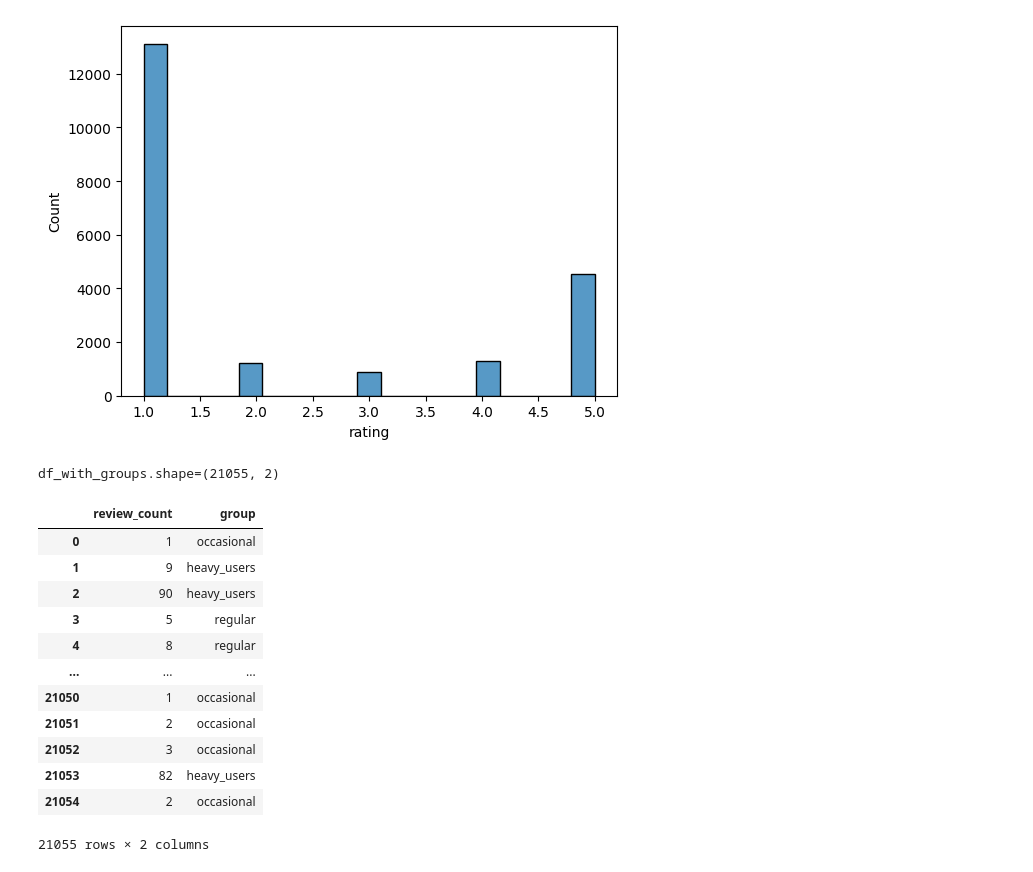
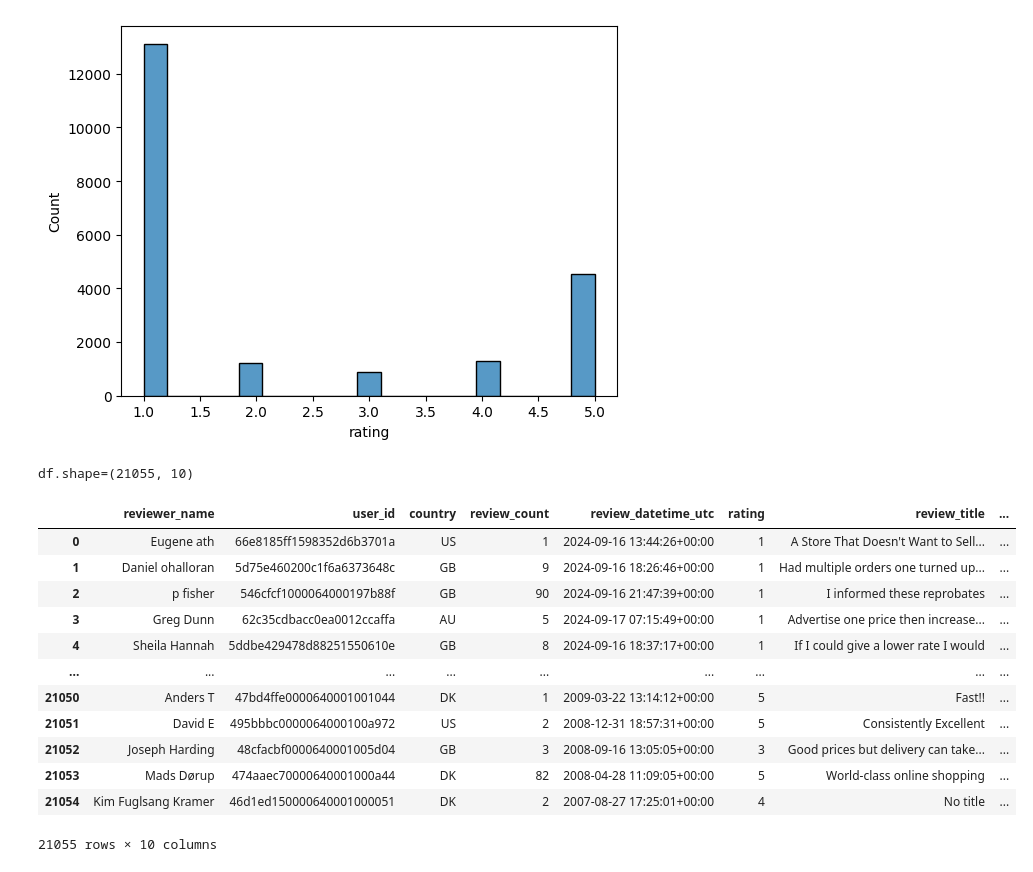
Before and after one commit to alexisgourdol/polars-playground, a Jupyter notebook: amazon_reviews_dataset.ipynb, the cells around one changed output. Saved outputs shown, nothing was run; the diff lists cells and outputs as text; code cells hidden in the pictures.

```diff
--- a/amazon_reviews_dataset.ipynb
+++ b/amazon_reviews_dataset.ipynb
@@ -267,32 +267,54 @@ sns.histplot(data=dv_df, x="rating")
 [figure]
 # %%
 # create user profiles based on quartiles
-def create_groups(df, colname, quantiles=4, labels=["occasional", "regular", "heavy_users"], rename=True, new_colname=["review_count", "profile"]):
-    """creates 3 groups based on quartiles"""
-    df_with_groups = pd.concat([
-        df.review_count,
-        pd.qcut(df[colname], quantiles, labels=labels, duplicates='drop')
-        ], axis=1
-    ).set_axis([colname, "group"], axis="columns")
+def create_groups(
+        df: pd.DataFrame,
+        colname: str,
+        quantiles: int=4,
+        labels: list[str]=["occasional", "regular", "heavy_users"],
+        rename_cols: bool=True,
+        new_colname: str="group"):
+    """
+    Creates n groups, default to 3 groups based on quartiles
+    Returns original dataframe with additional group column
+    """
+    print(f"{df.shape=}")
+
+    # return if group is already in the DataFrame
+    if new_colname in df.columns:
+        return df
+
+    # create groups
+    df_with_groups = pd.concat(
+        [
+            df,
+            pd.qcut(df[colname], quantiles, labels=labels, duplicates='drop')],
+        axis=1
+    )
+
+    # rename new columns otherwise the column name will be the same as the original column
+    if rename_cols:
+        df_with_groups = df_with_groups.set_axis(df_with_groups.columns.to_list()[:-1] + [new_colname], axis="columns")
     print(f"{df_with_groups.shape=}")
     return df_with_groups
 
-create_groups(dv_df, "review_count")
+dv_df = create_groups(dv_df, "review_count")
+dv_df
 # %% [output]
-df_with_groups.shape=(21055, 2)
+df.shape=(21055, 10)
-|  | review_count | group |
-| 0 | 1 | occasional |
-| 1 | 9 | heavy_users |
-| 2 | 90 | heavy_users |
-| 3 | 5 | regular |
-| 4 | 8 | regular |
-| ... | ... | ... |
-| 21050 | 1 | occasional |
-| 21051 | 2 | occasional |
-| 21052 | 3 | occasional |
-| 21053 | 82 | heavy_users |
-| 21054 | 2 | occasional |
+|  | reviewer_name | user_id | country | review_count | review_datetime_utc | rating | review_title | ... |
+| 0 | Eugene ath | 66e8185ff1598352d6b3701a | US | 1 | 2024-09-16 13:44:26+00:00 | 1 | A Store That Doesn't Want to Sell... | ... |
+| 1 | Daniel ohalloran | 5d75e460200c1f6a6373648c | GB | 9 | 2024-09-16 18:26:46+00:00 | 1 | Had multiple orders one turned up... | ... |
+| 2 | p fisher | 546cfcf1000064000197b88f | GB | 90 | 2024-09-16 21:47:39+00:00 | 1 | I informed these reprobates | ... |
+| 3 | Greg Dunn | 62c35cdbacc0ea0012ccaffa | AU | 5 | 2024-09-17 07:15:49+00:00 | 1 | Advertise one price then increase... | ... |
+| 4 | Sheila Hannah | 5ddbe429478d88251550610e | GB | 8 | 2024-09-16 18:37:17+00:00 | 1 | If I could give a lower rate I would | ... |
+| ... | ... | ... | ... | ... | ... | ... | ... | ... |
+| 21050 | Anders T | 47bd4ffe0000640001001044 | DK | 1 | 2009-03-22 13:14:12+00:00 | 5 | Fast!! | ... |
+| 21051 | David E | 495bbbc0000064000100a972 | US | 2 | 2008-12-31 18:57:31+00:00 | 5 | Consistently Excellent | ... |
+| 21052 | Joseph Harding | 48cfacbf0000640001005d04 | GB | 3 | 2008-09-16 13:05:05+00:00 | 3 | Good prices but delivery can take... | ... |
+| 21053 | Mads Dørup | 474aaec70000640001000a44 | DK | 82 | 2008-04-28 11:09:05+00:00 | 5 | World-class online shopping | ... |
+| 21054 | Kim Fuglsang Kramer | 46d1ed150000640001000051 | DK | 2 | 2007-08-27 17:25:01+00:00 | 4 | No title | ... |
-21055 rows × 2 columns
+21055 rows × 10 columns
 # %%
 # check metrics for each group
 def compute_created_groups_metrics(df):
```
Also changed, not shown: parts of 6 cells of this notebook, 1 other file.
